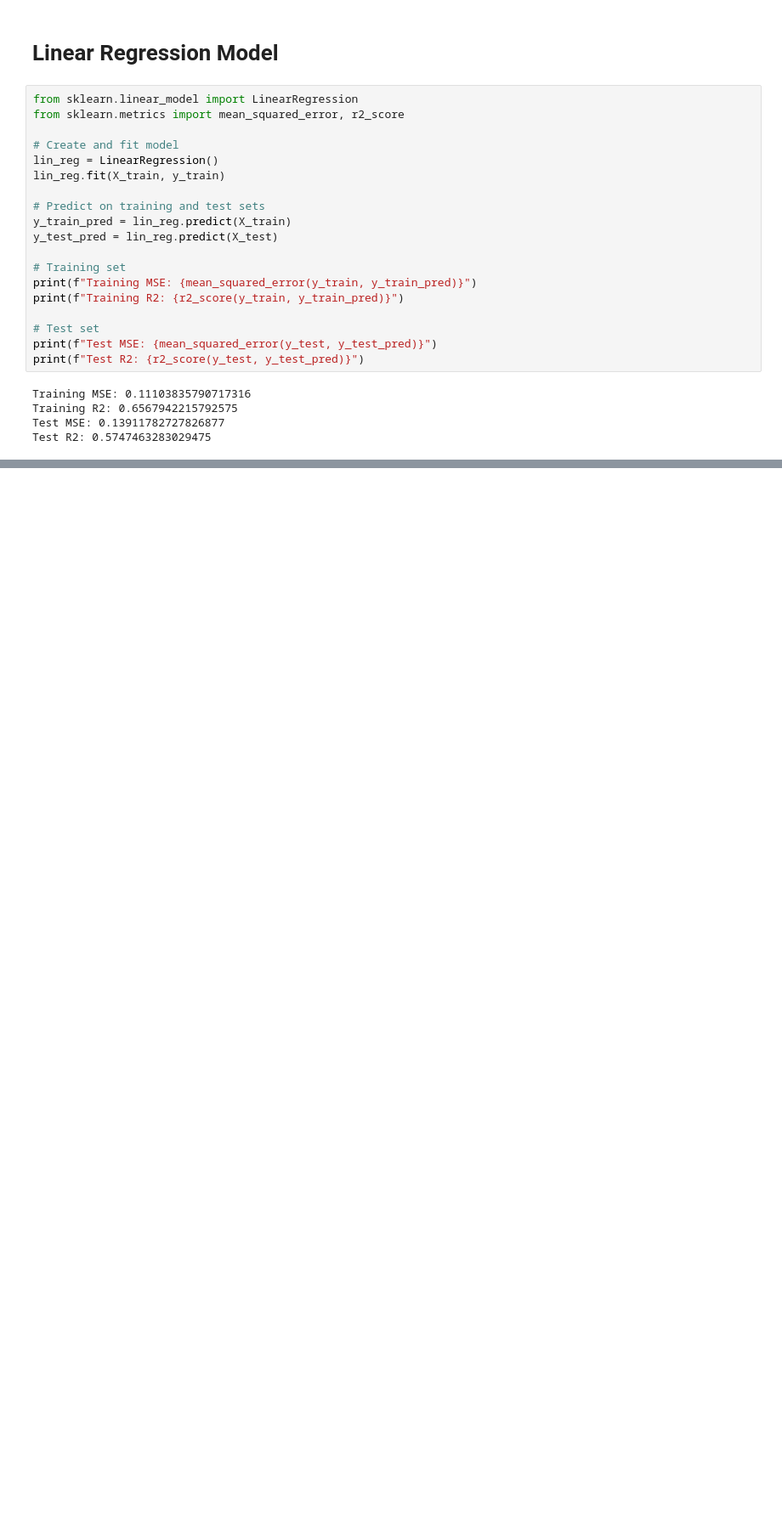
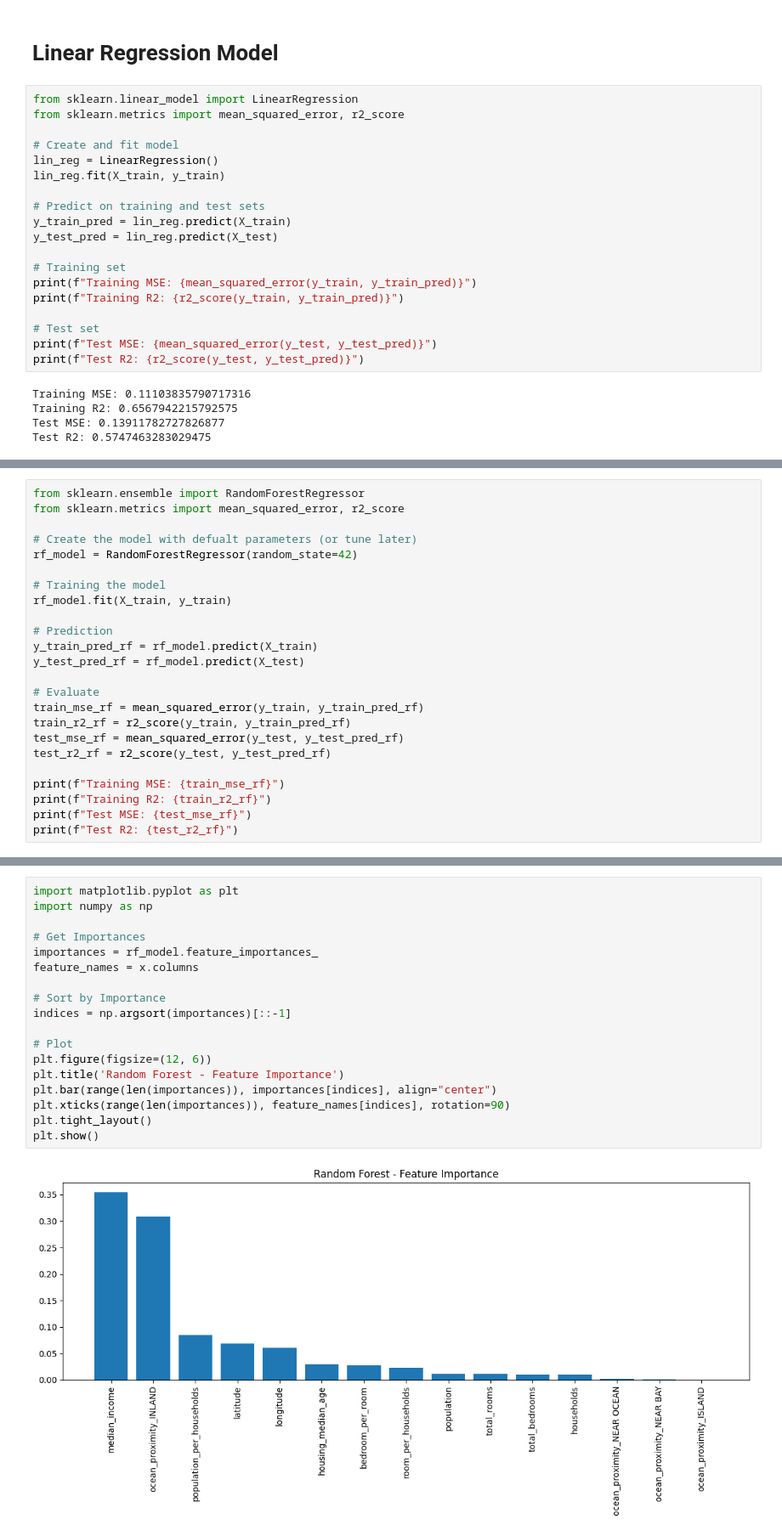
Before and after one commit to paras9o9/California-House-Pricing-Prediction, a Jupyter notebook: notebooks/HousePricingPrediction.ipynb, the cells around one changed output, grey strips where cells are left out. Shown at 85% size. Cells and saved outputs as stored; diff of their text form; blank space fills up the shorter version.

```diff
--- a/notebooks/HousePricingPrediction.ipynb
+++ b/notebooks/HousePricingPrediction.ipynb
@@ -192,0 +271,24 @@ plt.show()
+# %%
+from sklearn.ensemble import RandomForestRegressor
+from sklearn.metrics import mean_squared_error, r2_score
+
+# Create the model with defualt parameters (or tune later)
+rf_model = RandomForestRegressor(random_state=42)
+
+# Training the model
+rf_model.fit(X_train, y_train)
+
+# Prediction
+y_train_pred_rf = rf_model.predict(X_train)
+y_test_pred_rf = rf_model.predict(X_test)
+
+# Evaluate
+train_mse_rf = mean_squared_error(y_train, y_train_pred_rf)
+train_r2_rf = r2_score(y_train, y_train_pred_rf)
+test_mse_rf = mean_squared_error(y_test, y_test_pred_rf)
+test_r2_rf = r2_score(y_test, y_test_pred_rf)
+
+print(f"Training MSE: {train_mse_rf}")
+print(f"Training R2: {train_r2_rf}")
+print(f"Test MSE: {test_mse_rf}")
+print(f"Test R2: {test_r2_rf}")
@@ -192,0 +300,20 @@ plt.show()
+# %%
+import matplotlib.pyplot as plt
+import numpy as np
+
+# Get Importances
+importances = rf_model.feature_importances_
+feature_names = x.columns
+
+# Sort by Importance
+indices = np.argsort(importances)[::-1]
+
+# Plot
+plt.figure(figsize=(12, 6))
+plt.title('Random Forest - Feature Importance')
+plt.bar(range(len(importances)), importances[indices], align="center")
+plt.xticks(range(len(importances)), feature_names[indices], rotation=90)
+plt.tight_layout()
+plt.show()
+# %% [output]
+[figure, added]
```
Also changed, not shown: parts of 17 cells of this notebook.
